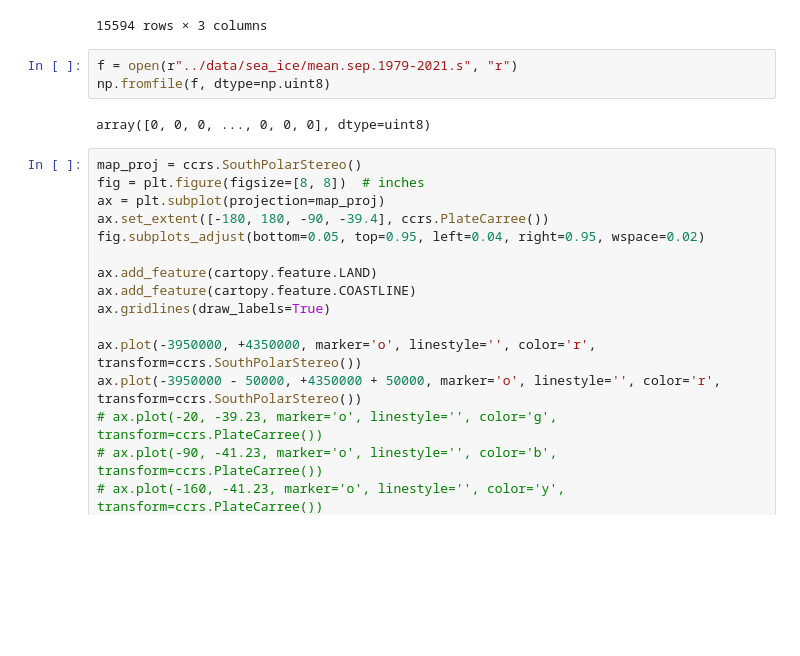
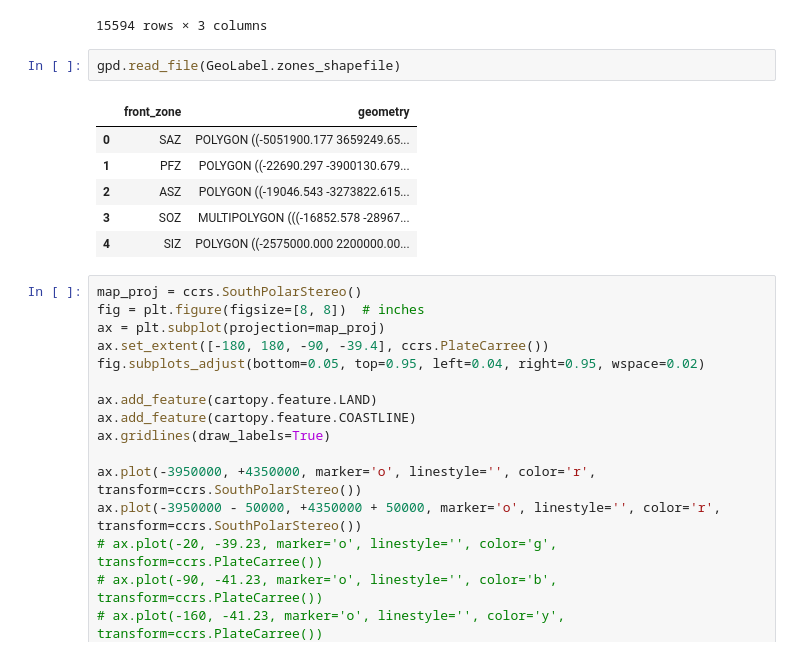
Before and after one commit to ayushnag/sophy, a Jupyter notebook: db/sophy_db.ipynb, the cells around one changed output. Saved outputs shown, nothing was run; the diff lists cells and outputs as text; blank space fills up the shorter version.

```diff
--- a/db/sophy_db.ipynb
+++ b/db/sophy_db.ipynb
@@ -122,11 +122,15 @@ GeoLabel.label_zones(df, 'Latitude', 'Longitude')[['Latitude', 'Longitude', 'zon
 | 9385 | -62.17417 | -57.73450 | PFZ |
 | 9386 | -62.24333 | -58.10350 | PFZ |
 15594 rows × 3 columns
-# %%
-f = open(r"../data/sea_ice/mean.sep.1979-2021.s", "r")
-np.fromfile(f, dtype=np.uint8)
-# %% [output]
-array([0, 0, 0, ..., 0, 0, 0], dtype=uint8)
+# %%
+gpd.read_file(GeoLabel.zones_shapefile)
+# %% [output]
+|  | front_zone | geometry |
+| 0 | SAZ | POLYGON ((-5051900.177 3659249.65... |
+| 1 | PFZ | POLYGON ((-22690.297 -3900130.679... |
+| 2 | ASZ | POLYGON ((-19046.543 -3273822.615... |
+| 3 | SOZ | MULTIPOLYGON (((-16852.578 -28967... |
+| 4 | SIZ | POLYGON ((-2575000.000 2200000.00... |
 # %%
 map_proj = ccrs.SouthPolarStereo()
 fig = plt.figure(figsize=[8, 8])  # inches
```
Also changed, not shown: 5 other files.
